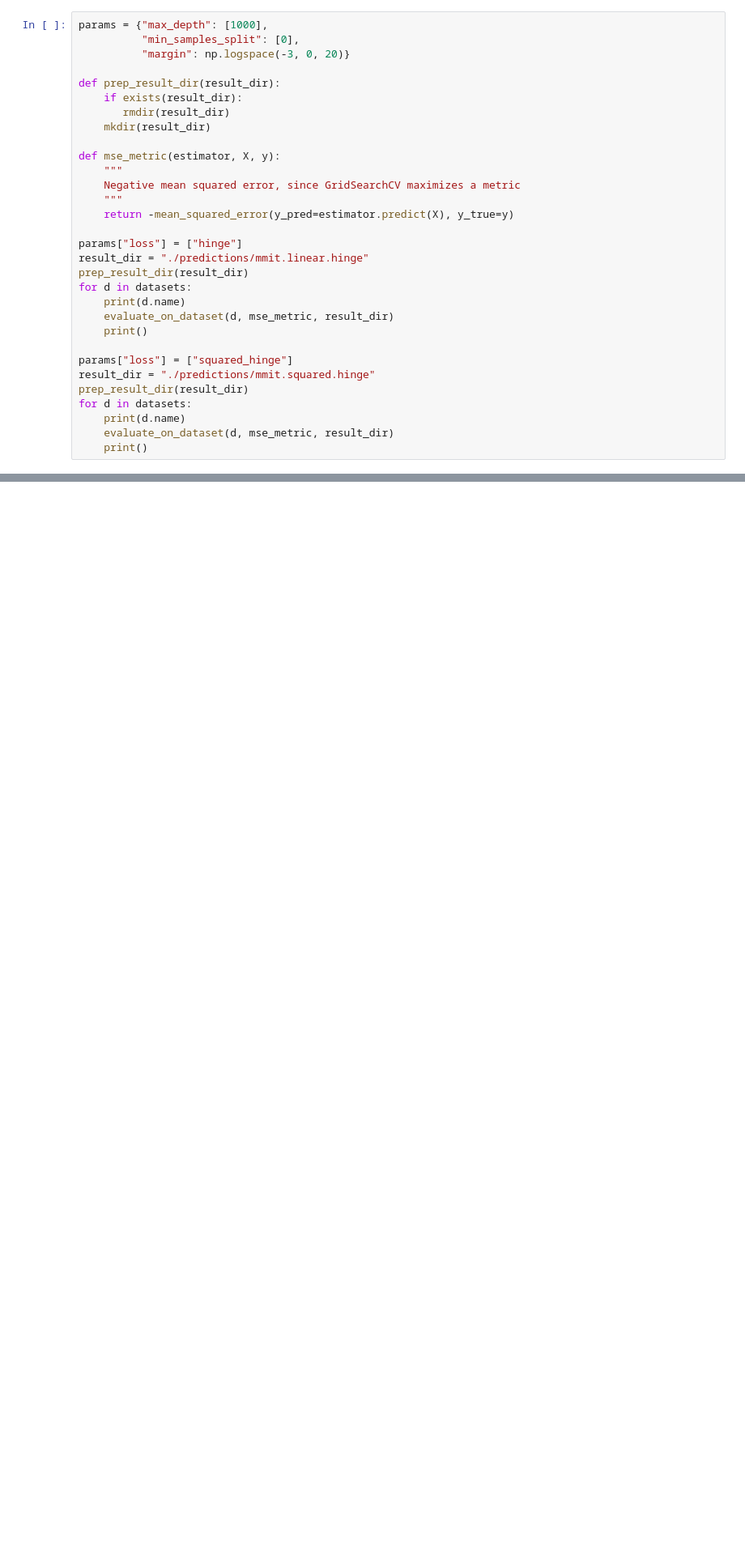
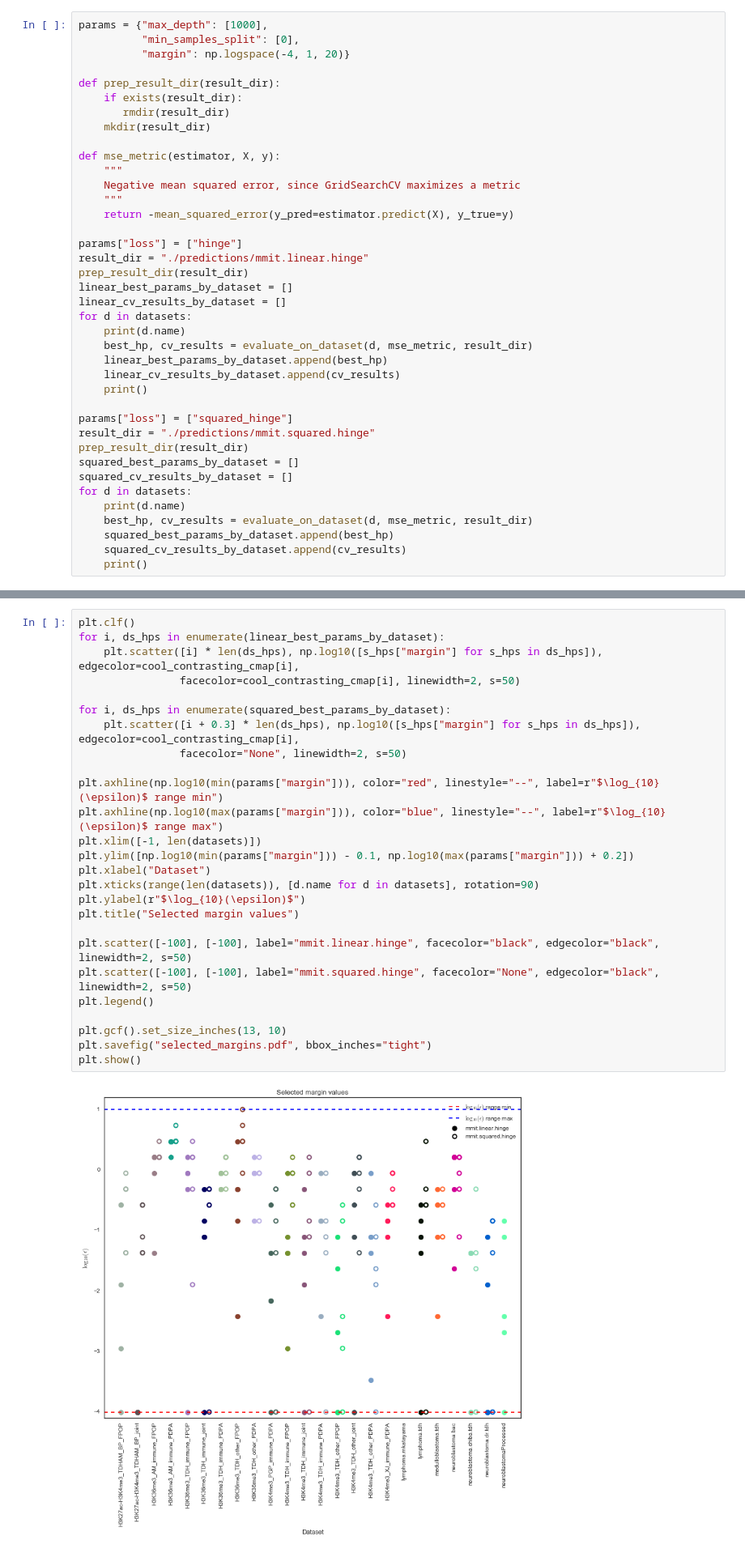
Before and after one commit to tdhock/mmit-paper, a Jupyter notebook: notebooks/experiments/cross_validation_all_datasets.ipynb, the cells around one changed output, grey strips where cells are left out. Shown at 81% size. Drawn from its saved outputs; the diff is of its cells as text; blank space fills up the shorter version.

Commit message:
Plots

```diff
--- a/notebooks/experiments/cross_validation_all_datasets.ipynb
+++ b/notebooks/experiments/cross_validation_all_datasets.ipynb
@@ -89,7 +98,7 @@ def evaluate_on_dataset(d, metric, result_dir):
 # %%
 params = {"max_depth": [1000],
           "min_samples_split": [0],
-          "margin": np.logspace(-3, 0, 20)}
+          "margin": np.logspace(-4, 1, 20)}
 
 def prep_result_dir(result_dir):
     if exists(result_dir):
@@ -105,15 +114,23 @@ def mse_metric(estimator, X, y):
 params["loss"] = ["hinge"]
 result_dir = "./predictions/mmit.linear.hinge"
 prep_result_dir(result_dir)
+linear_best_params_by_dataset = []
+linear_cv_results_by_dataset = []
 for d in datasets:
     print(d.name)
-    evaluate_on_dataset(d, mse_metric, result_dir)
+    best_hp, cv_results = evaluate_on_dataset(d, mse_metric, result_dir)
+    linear_best_params_by_dataset.append(best_hp)
+    linear_cv_results_by_dataset.append(cv_results)
     print()
 
 params["loss"] = ["squared_hinge"]
 result_dir = "./predictions/mmit.squared.hinge"
 prep_result_dir(result_dir)
+squared_best_params_by_dataset = []
+squared_cv_results_by_dataset = []
 for d in datasets:
     print(d.name)
-    evaluate_on_dataset(d, mse_metric, result_dir)
+    best_hp, cv_results = evaluate_on_dataset(d, mse_metric, result_dir)
+    squared_best_params_by_dataset.append(best_hp)
+    squared_cv_results_by_dataset.append(cv_results)
     print()
@@ -119,0 +163,28 @@ for d in datasets:
+# %%
+plt.clf()
+for i, ds_hps in enumerate(linear_best_params_by_dataset):
+    plt.scatter([i] * len(ds_hps), np.log10([s_hps["margin"] for s_hps in ds_hps]), edgecolor=cool_contrasting_cmap[i],
+                facecolor=cool_contrasting_cmap[i], linewidth=2, s=50)
+
+for i, ds_hps in enumerate(squared_best_params_by_dataset):
+    plt.scatter([i + 0.3] * len(ds_hps), np.log10([s_hps["margin"] for s_hps in ds_hps]), edgecolor=cool_contrasting_cmap[i],
+                facecolor="None", linewidth=2, s=50)
+
+plt.axhline(np.log10(min(params["margin"])), color="red", linestyle="--", label=r"$\log_{10}(\epsilon)$ range min")
+plt.axhline(np.log10(max(params["margin"])), color="blue", linestyle="--", label=r"$\log_{10}(\epsilon)$ range max")
+plt.xlim([-1, len(datasets)])
+plt.ylim([np.log10(min(params["margin"])) - 0.1, np.log10(max(params["margin"])) + 0.2])
+plt.xlabel("Dataset")
+plt.xticks(range(len(datasets)), [d.name for d in datasets], rotation=90)
+plt.ylabel(r"$\log_{10}(\epsilon)$")
+plt.title("Selected margin values")
+
+plt.scatter([-100], [-100], label="mmit.linear.hinge", facecolor="black", edgecolor="black", linewidth=2, s=50)
+plt.scatter([-100], [-100], label="mmit.squared.hinge", facecolor="None", edgecolor="black", linewidth=2, s=50)
+plt.legend()
+
+plt.gcf().set_size_inches(13, 10)
+plt.savefig("selected_margins.pdf", bbox_inches="tight")
+plt.show()
+# %% [output]
+[figure, added]
```
Also changed, not shown: parts of 11 cells of this notebook.
